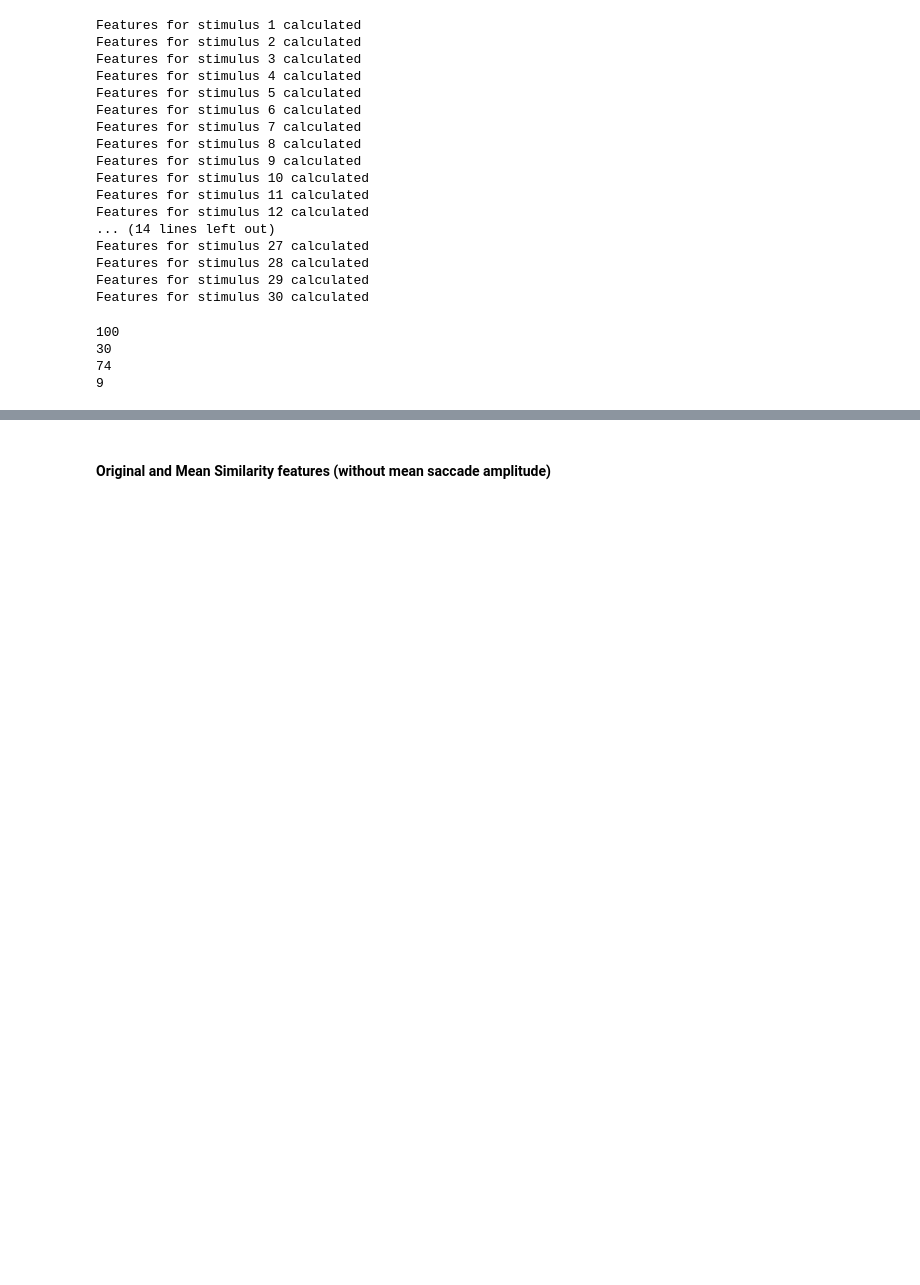
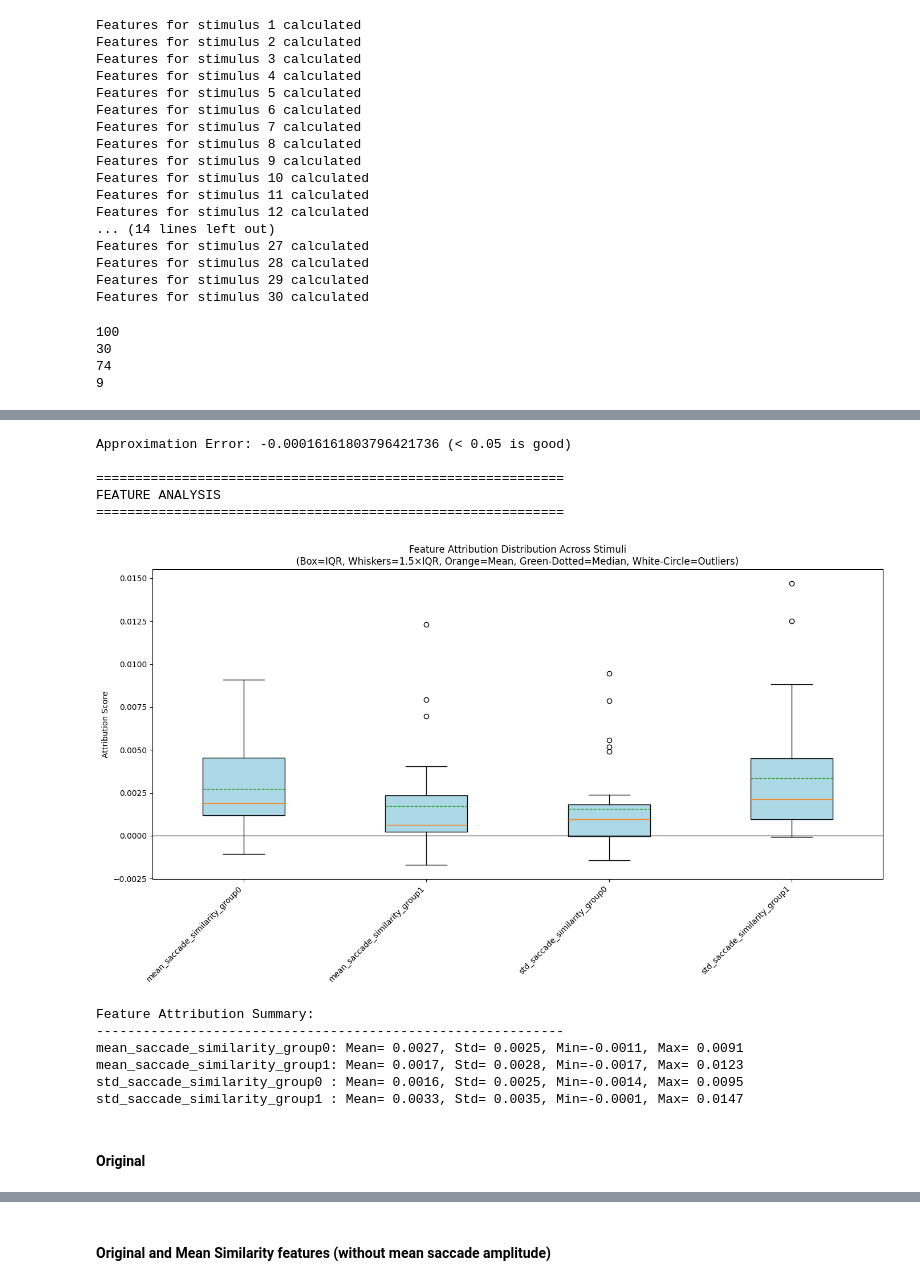
Before and after one commit to nicofilippucci/PyEyeSim, a Jupyter notebook: Notebooks/GrazData_Graz_match_100Folds.ipynb, the cells around one changed output, grey strips where cells are left out. Drawn from its saved outputs; the diff is of its cells as text; code cells hidden in the pictures; blank space fills up the shorter version.

```diff
--- a/Notebooks/GrazData_Graz_match_100Folds.ipynb
+++ b/Notebooks/GrazData_Graz_match_100Folds.ipynb
@@ -138,10 +144,3 @@ The solution is to exclude dynamically the subjects that have not seen a specifi
 WhichC, WhichCN = DyslexiaDat.GetGroups('Group')
 # %% [output]
 Conditions [ 1.  2.  3.  4. nan]
-# %%
-# convert WhichCN to a numpy array of type float
-WhichCN = np.array(WhichCN, dtype=float)
-# substitute nan values with max value + 1
-WhichCN[np.isnan(WhichCN)] = 0
-WhichCN = WhichCN.astype(int)
-WhichCN
@@ -288,2 +146,0 @@ Saccade amplitudes t= 0.7335 , p= 0.4648
-# %%
-WhichC, WhichCN = DyslexiaDat.GetGroups('Group')
@@ -599,7 +374,7 @@ for i in range(100):
     temp = []
     for stim in stimuli:
         with io.capture_output() as _:
-            SimAndFeatureVals = DyslexiaDat.SacSimSubj2GroupPlusFeature(stim, WhichCN, subjects=list(test_subj), nHor=1, nVer=1, inferS=False, method='peak180', match=True, SaccadeObj=SaccadeObj, Saccades=Saccade[:,stim,:,:], Features=Features[:,stim,:,:], SimMatrix=SimMatrix[:,:, stim, :,:])
+            SimAndFeatureVals = DyslexiaDat.SacSimSubj2GroupPlusFeature(stim, WhichCN, subjects=list(test_subj), nHor=1, nVer=1, inferS=False, method='peak180', match=True, nosubj=list(MunichSubs_Idx), SaccadeObj=SaccadeObj, Saccades=Saccade[:,stim,:,:], Features=Features[:,stim,:,:], SimMatrix=SimMatrix[:,:, stim, :,:])
         temp.append(SimAndFeatureVals)
 
     test_Vals.append(temp)
@@ -856,0 +700,53 @@ def train_test_pipeline(stimuli, momentum = 0.8):
+# %%
+feature_names = [
+    "mean_saccade_similarity_group0",
+    "mean_saccade_similarity_group1",
+    "std_saccade_similarity_group0",
+    "std_saccade_similarity_group1"
+]
+num_stimuli = 30
+attributions = []
+errors = []
+
+for i in range(len(results)):
+    input_tensor = results[i]['X_test']
+    target_class = results[i]['y_test']
+
+    att, err = explain_prediction(results[i]['model'], input_tensor, target_class)
+    attributions.append(att.squeeze().cpu().detach().numpy())
+    errors.append(err.cpu().numpy())
+
+# Average across folds
+attributions = np.array(attributions)
+attributions = attributions.mean(axis=0)  # Average across folds if needed
+
+if len(attributions.shape) > 1:
+    attributions = np.mean(attributions, axis=0)  # Average across subjects if needed
+
+# Reshape to get attribution matrix (features x stimuli)
+attribution_matrix = attributions.reshape(len(feature_names), num_stimuli)
+
+print(f"Approximation Error: {np.mean(errors)} (< 0.05 is good)")
+
+# Create visualizations
+print("\n" + "="*60)
+print("FEATURE ANALYSIS")
+print("="*60)
+
+# Box plot visualization
+visualize_attribution_boxplot(attribution_matrix, feature_names)
+# %% [output]
+Approximation Error: -0.00016161803796421736 (< 0.05 is good)
+
+============================================================
+FEATURE ANALYSIS
+============================================================
+[figure, added]
+Feature Attribution Summary:
+------------------------------------------------------------
+mean_saccade_similarity_group0: Mean= 0.0027, Std= 0.0025, Min=-0.0011, Max= 0.0091
+mean_saccade_similarity_group1: Mean= 0.0017, Std= 0.0028, Min=-0.0017, Max= 0.0123
+std_saccade_similarity_group0 : Mean= 0.0016, Std= 0.0025, Min=-0.0014, Max= 0.0095
+std_saccade_similarity_group1 : Mean= 0.0033, Std= 0.0035, Min=-0.0001, Max= 0.0147
+# %% [markdown]
+#### Original
```
Also changed, not shown: parts of 52 cells of this notebook, 15 other files.
